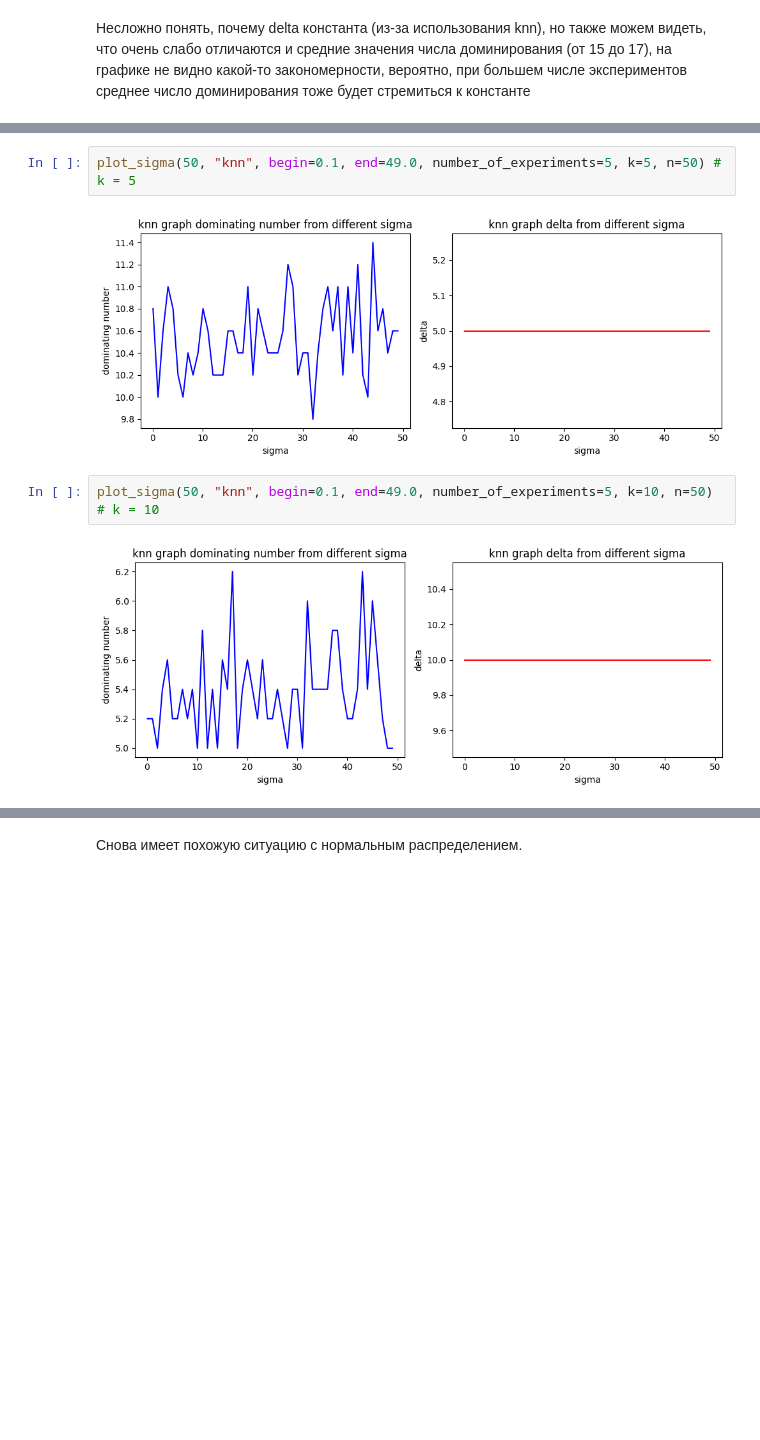
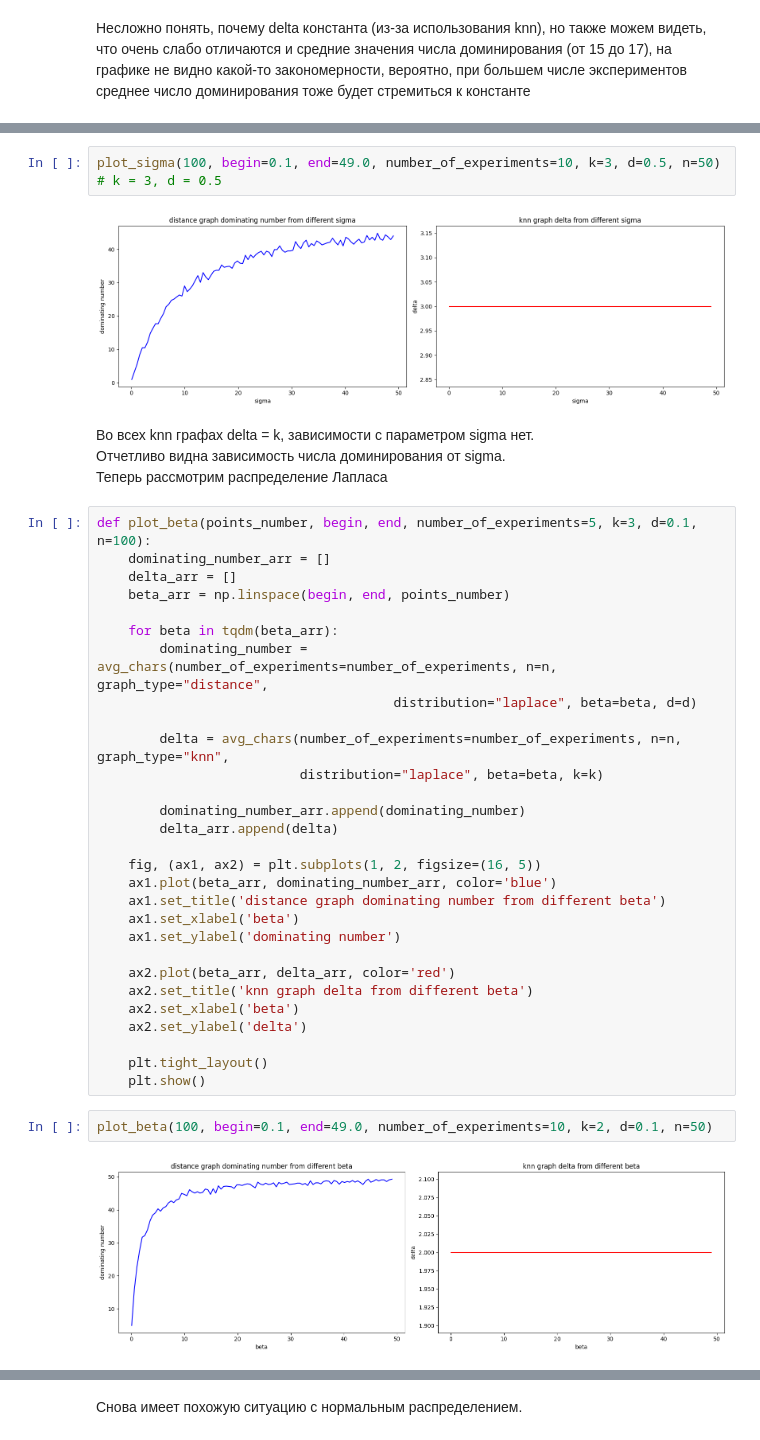
Before and after one commit to maxGrigorenko/DistributionClassifier, a Jupyter notebook: src/experiments_first_part_1.ipynb, the cells around one changed output, grey strips where cells are left out. Drawn from its saved outputs; the diff is of its cells as text; blank space fills up the shorter version.

```diff
--- a/src/experiments_first_part_1.ipynb
+++ b/src/experiments_first_part_1.ipynb
@@ -50,8 +59,41 @@ plot_sigma(50, "knn", begin=0.1, end=49.0, number_of_experiments=5, k=3, n=50) #
 # %%
-plot_sigma(50, "knn", begin=0.1, end=49.0, number_of_experiments=5, k=5, n=50) # k = 5
+plot_sigma(100, begin=0.1, end=49.0, number_of_experiments=10, k=3, d=0.5, n=50) # k = 3, d = 0.5
 # %% [output]
-[figure, old version]
+[figure, new version]
+# %% [markdown]
+Во всех knn графах delta = k, зависимости с параметром sigma нет.
+Отчетливо видна зависимость числа доминирования от sigma.
+Теперь рассмотрим распределение Лапласа
+# %%
+def plot_beta(points_number, begin, end, number_of_experiments=5, k=3, d=0.1, n=100):
+    dominating_number_arr = []
+    delta_arr = []
+    beta_arr = np.linspace(begin, end, points_number)
+
+    for beta in tqdm(beta_arr):
+        dominating_number = avg_chars(number_of_experiments=number_of_experiments, n=n, graph_type="distance",
+                                      distribution="laplace", beta=beta, d=d)
+
+        delta = avg_chars(number_of_experiments=number_of_experiments, n=n, graph_type="knn",
+                          distribution="laplace", beta=beta, k=k)
+
+        dominating_number_arr.append(dominating_number)
+        delta_arr.append(delta)
+
+    fig, (ax1, ax2) = plt.subplots(1, 2, figsize=(16, 5))
+    ax1.plot(beta_arr, dominating_number_arr, color='blue')
+    ax1.set_title('distance graph dominating number from different beta')
+    ax1.set_xlabel('beta')
+    ax1.set_ylabel('dominating number')
+
+    ax2.plot(beta_arr, delta_arr, color='red')
+    ax2.set_title('knn graph delta from different beta')
+    ax2.set_xlabel('beta')
+    ax2.set_ylabel('delta')
+
+    plt.tight_layout()
+    plt.show()
 # %%
-plot_sigma(50, "knn", begin=0.1, end=49.0, number_of_experiments=5, k=10, n=50) # k = 10
+plot_beta(100, begin=0.1, end=49.0, number_of_experiments=10, k=2, d=0.1, n=50)
 # %% [output]
-[figure, old version]
+[figure, new version]
```
Also changed, not shown: parts of 13 cells of this notebook.
